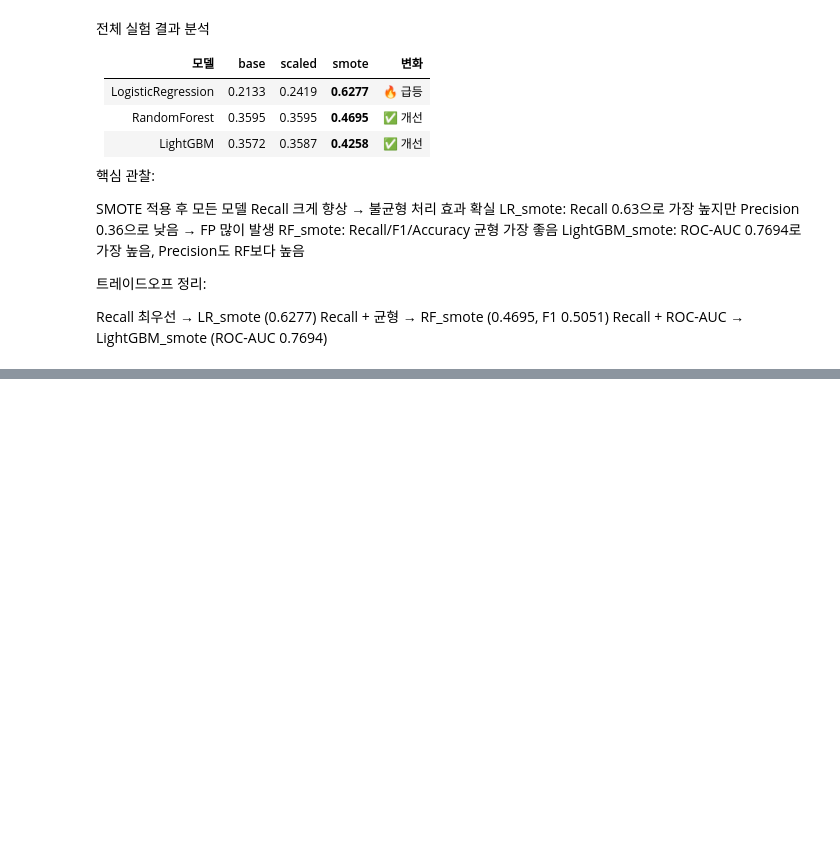
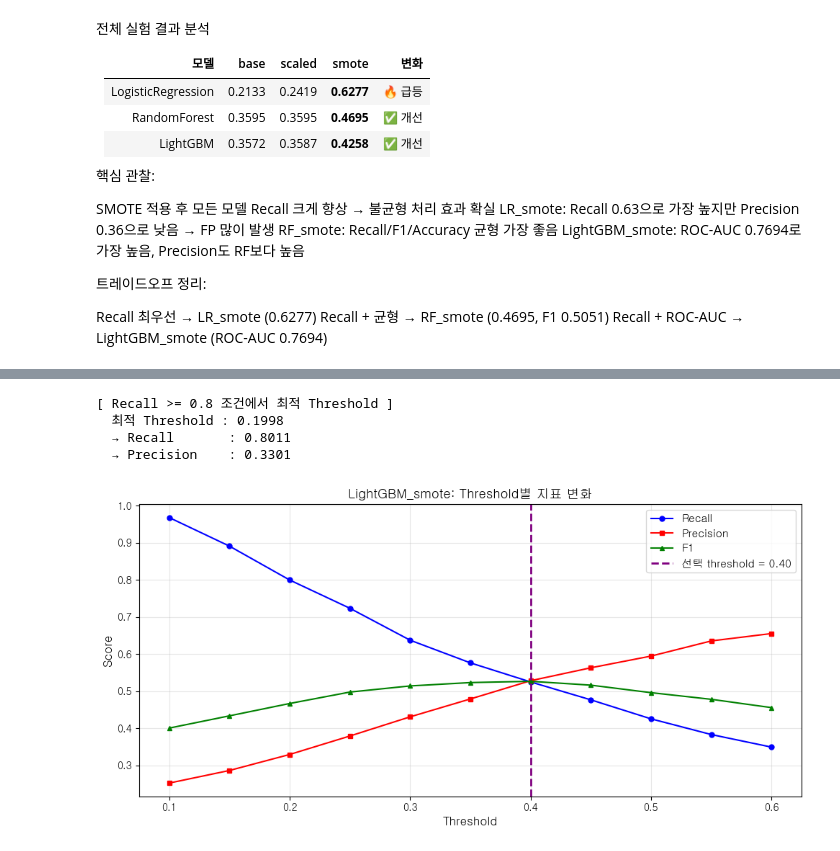
Before and after one commit to jjuuu999/hipython, a Jupyter notebook: ml/11_신용카드_채무불이행_고객예측.ipynb, the cells around one changed output, grey strips where cells are left out. Saved outputs shown, nothing was run; the diff lists cells and outputs as text; code cells hidden in the pictures; blank space fills up the shorter version.

```diff
--- a/ml/11_신용카드_채무불이행_고객예측.ipynb
+++ b/ml/11_신용카드_채무불이행_고객예측.ipynb
@@ -726,0 +788,22 @@ Recall + ROC-AUC → LightGBM_smote (ROC-AUC 0.7694)
+# %%
+from sklearn.metrics import recall_score, precision_score, f1_score, accuracy_score
+
+# LightGBM_smote 기준으로 임계값별 성능 변화 확인
+y_proba_lgbm = smote_probas['LightGBM']
+
+thresholds_to_try = np.arange(0.1, 0.65, 0.05)
+threshold_results = []
+
+for thresh in thresholds_to_try:
+    y_pred_t = (y_proba_lgbm >= thresh).astype(int)
+    threshold_results.append({
+        'Threshold' : round(thresh, 2),
+        'Recall'    : round(recall_score(y_test, y_pred_t), 4),
+        'Precision' : round(precision_score(y_test, y_pred_t, zero_division=0), 4),
+        'F1'        : round(f1_score(y_test, y_pred_t, zero_division=0), 4),
+        'Accuracy'  : round(accuracy_score(y_test, y_pred_t), 4),
+    })
+
+thresh_df = pd.DataFrame(threshold_results)
+print("=== LightGBM_smote: 임계값별 성능 변화 ===")
+print(thresh_df.to_string(index=False))
@@ -726,0 +824,45 @@ Recall + ROC-AUC → LightGBM_smote (ROC-AUC 0.7694)
+# %%
+# 최적 임계값 탐색: Recall >= 0.80 조건에서 Precision 최대
+precision_arr, recall_arr, thresholds_arr = precision_recall_curve(y_test, y_proba_lgbm)
+
+# precision_recall_curve: threshold 오름차순 → recall 내림차순
+# 마지막 원소는 threshold 없음 → [:-1]로 길이 맞춤
+recall_min = 0.80
+valid_mask = recall_arr[:-1] >= recall_min
+
+if valid_mask.any():
+    best_idx       = np.argmax(precision_arr[:-1][valid_mask])
+    best_threshold = thresholds_arr[valid_mask][best_idx]
+    best_precision = precision_arr[:-1][valid_mask][best_idx]
+    best_recall    = recall_arr[:-1][valid_mask][best_idx]
+
+    print(f"[ Recall >= {recall_min} 조건에서 최적 Threshold ]")
+    print(f"  최적 Threshold : {best_threshold:.4f}")
+    print(f"  → Recall       : {best_recall:.4f}")
+    print(f"  → Precision    : {best_precision:.4f}")
+else:
+    print(f"Recall >= {recall_min} 조건을 만족하는 threshold가 없습니다.")
+# %% [output]
+[ Recall >= 0.8 조건에서 최적 Threshold ]
+  최적 Threshold : 0.1998
+  → Recall       : 0.8011
+  → Precision    : 0.3301
+# %%
+# Threshold별 지표 변화 라인차트
+fig, ax = plt.subplots(figsize=(10, 5))
+
+ax.plot(thresh_df['Threshold'], thresh_df['Recall'],    'b-o', label='Recall',    markersize=5)
+ax.plot(thresh_df['Threshold'], thresh_df['Precision'], 'r-s', label='Precision', markersize=5)
+ax.plot(thresh_df['Threshold'], thresh_df['F1'],        'g-^', label='F1',        markersize=5)
+
+ax.axvline(x=0.40, color='purple', linestyle='--', lw=2, label='선택 threshold = 0.40')
+
+ax.set_xlabel('Threshold', fontsize=12)
+ax.set_ylabel('Score', fontsize=12)
+ax.set_title('LightGBM_smote: Threshold별 지표 변화', fontsize=13, fontweight='bold')
+ax.legend(fontsize=11)
+ax.grid(True, alpha=0.3)
+plt.tight_layout()
+plt.show()
+# %% [output]
+[figure, added]
```
Also changed, not shown: parts of 16 cells of this notebook.
